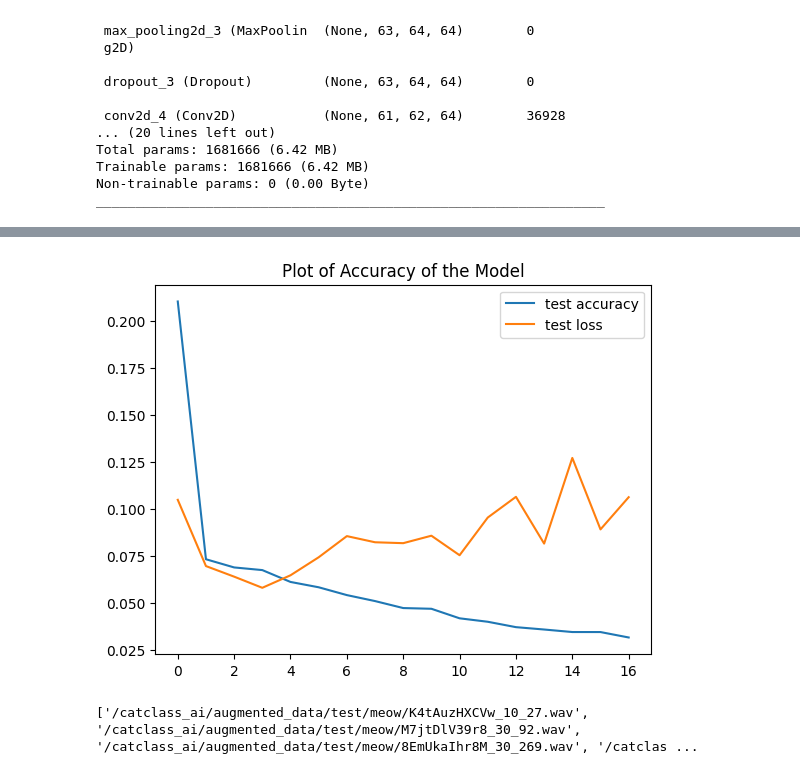
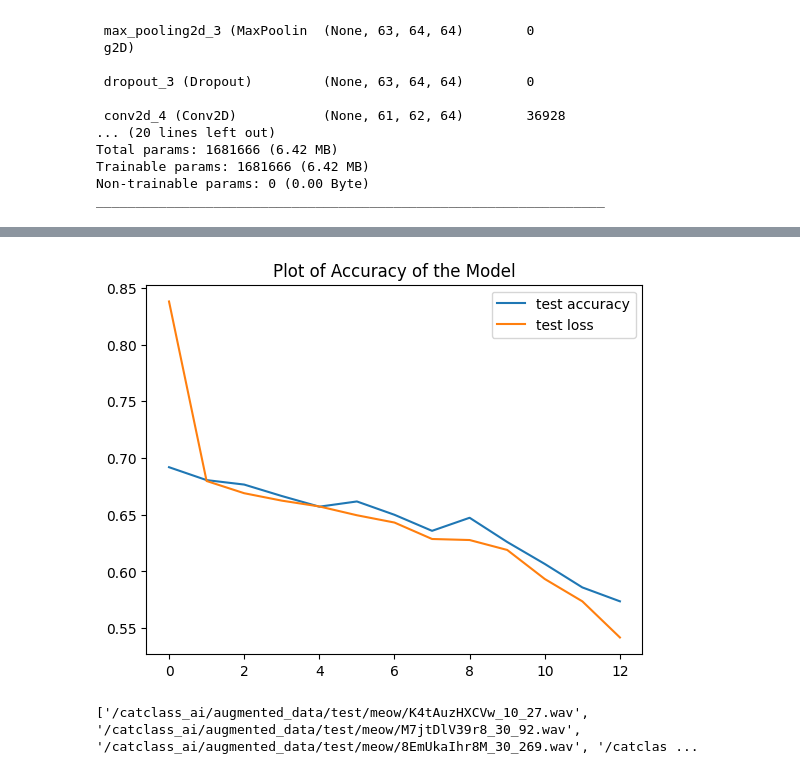
Before and after one commit to lukekim420/catclass_ai, a Jupyter notebook: preprocess.ipynb, the cells around one changed output, grey strips where cells are left out. Cells and saved outputs as stored; diff of their text form; code cells hidden in the pictures.

```diff
--- a/preprocess.ipynb
+++ b/preprocess.ipynb
@@ -223,7 +219,7 @@ custom_early_stopping = EarlyStopping(
 from keras.callbacks import ModelCheckpoint
 
 # ModelCheckpoint 객체를 생성합니다.
-checkpoint = ModelCheckpoint("/catclass_ai/weights_softmax.h5", monitor='val_sparse_categorical_accuracy', verbose=1, save_best_only=True, mode='max', save_weights_only=True)
+checkpoint = ModelCheckpoint("/catclass_ai/fuck_weights.h5", monitor='val_sparse_categorical_accuracy', verbose=1, save_best_only=True, mode='max', save_weights_only=True)
 
 # 모델을 학습합니다. ModelCheckpoint 객체를 콜백으로 전달합니다.
 
@@ -232,7 +228,7 @@ history =  model.fit(train_dataset,
                      batch_size=32,
                      verbose=1,
                      validation_data = test_dataset,
-                     callbacks=[custom_early_stopping,checkpoint])
+                     callbacks=[checkpoint])
 
 model.save('/catclass_ai/model_softmax.h5')
 # %% [output]
@@ -268,9 +263,9 @@ Test accuracy: 0.9849849939346313
 # %%
 plt.title('Plot of Accuracy of the Model')
-plt.plot(history.history['loss'], label='test accuracy')
-plt.plot(history.history['val_loss'], label='test loss')
+plt.plot(history.history['val_loss'], label='test accuracy')
+plt.plot(history.history['loss'], label='test loss')
 plt.legend()
 plt.show()
 # %% [output]
-[figure, old version]
+[figure, new version]
 # %%
```
Also changed, not shown: parts of 19 cells of this notebook, 12 other files.
